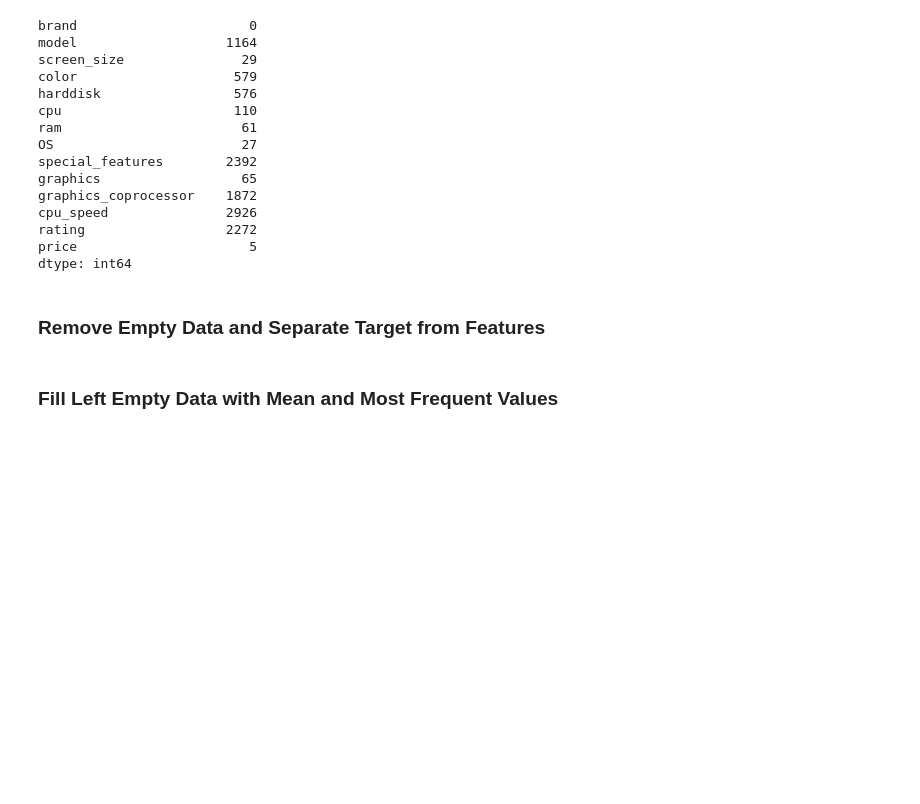
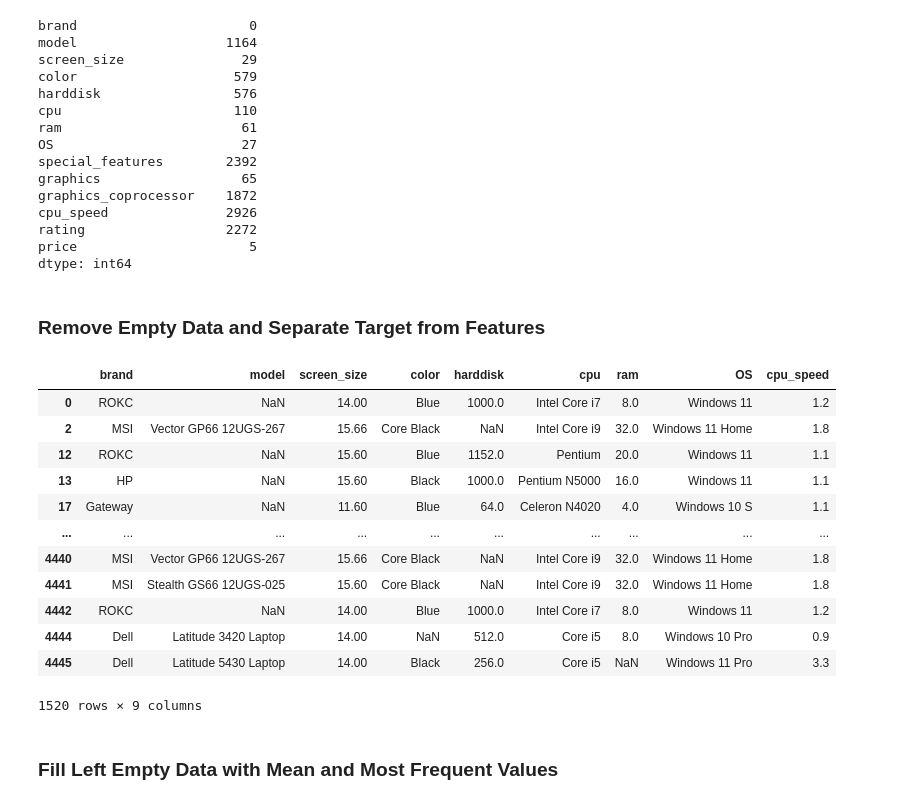
Before and after one commit to MikhailSvid/EECS-3401-final-project, a Jupyter notebook: Final Project.ipynb, the cells around one changed output. Drawn from its saved outputs; the diff is of its cells as text; code cells hidden in the pictures; blank space fills up the shorter version.

```diff
--- a/Final Project.ipynb
+++ b/Final Project.ipynb
@@ -316,11 +316,26 @@ laptopData.dropna(subset=["price"], inplace=True)
 # %%
 X = laptopData.drop(['price'], axis = 1)
 X = X.drop(['special_features', 'graphics_coprocessor','graphics', 'rating'], axis = 1)
 X.dropna(subset=["cpu_speed"], inplace=True)
 
 y = laptopData.drop(['special_features', 'graphics_coprocessor', 'graphics', 'rating'], axis = 1)
 y.dropna(subset=["cpu_speed"], inplace=True)
 y = pd.DataFrame(y.price)
+X
+# %% [output]
+|  | brand | model | screen_size | color | harddisk | cpu | ram | OS | cpu_speed |
+| 0 | ROKC | NaN | 14.00 | Blue | 1000.0 | Intel Core i7 | 8.0 | Windows 11 | 1.2 |
+| 2 | MSI | Vector GP66 12UGS-267 | 15.66 | Core Black | NaN | Intel Core i9 | 32.0 | Windows 11 Home | 1.8 |
+| 12 | ROKC | NaN | 15.60 | Blue | 1152.0 | Pentium | 20.0 | Windows 11 | 1.1 |
+| 13 | HP | NaN | 15.60 | Black | 1000.0 | Pentium N5000 | 16.0 | Windows 11 | 1.1 |
+| 17 | Gateway | NaN | 11.60 | Blue | 64.0 | Celeron N4020 | 4.0 | Windows 10 S | 1.1 |
+| ... | ... | ... | ... | ... | ... | ... | ... | ... | ... |
+| 4440 | MSI | Vector GP66 12UGS-267 | 15.66 | Core Black | NaN | Intel Core i9 | 32.0 | Windows 11 Home | 1.8 |
+| 4441 | MSI | Stealth GS66 12UGS-025 | 15.60 | Core Black | NaN | Intel Core i9 | 32.0 | Windows 11 Home | 1.8 |
+| 4442 | ROKC | NaN | 14.00 | Blue | 1000.0 | Intel Core i7 | 8.0 | Windows 11 | 1.2 |
+| 4444 | Dell | Latitude 3420 Laptop | 14.00 | NaN | 512.0 | Core i5 | 8.0 | Windows 10 Pro | 0.9 |
+| 4445 | Dell | Latitude 5430 Laptop | 14.00 | Black | 256.0 | Core i5 | NaN | Windows 11 Pro | 3.3 |
+1520 rows × 9 columns
 # %% [markdown]
 ### Fill Left Empty Data with Mean and Most Frequent Values
 # %%
```
Also changed, not shown: parts of 3 cells of this notebook.
